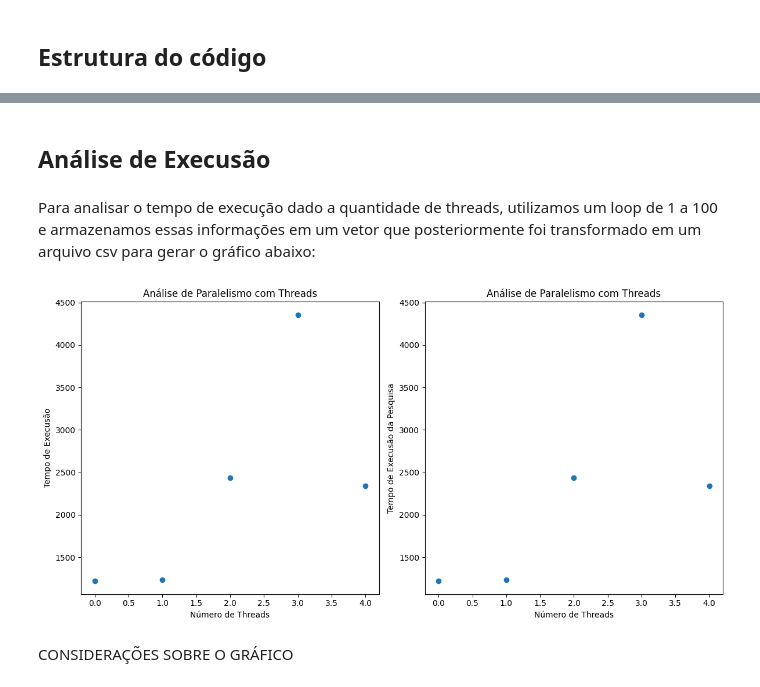
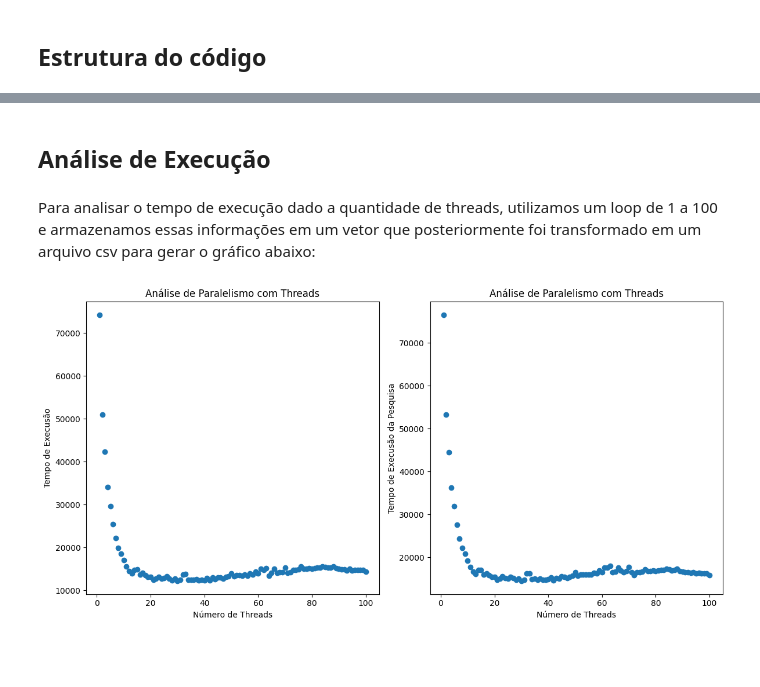
Before and after one commit to LaviniaSD/Exercicio-CE, a Jupyter notebook: relatorio.ipynb, the cells around one changed output, grey strips where cells are left out. Drawn from its saved outputs; the diff is of its cells as text; code cells hidden in the pictures; blank space fills up the shorter version.

```diff
--- a/relatorio.ipynb
+++ b/relatorio.ipynb
@@ -21,12 +72,10 @@ int main() {
 # %% [markdown]
-## Análise de Execusão
+## Análise de Execução
 # %% [markdown]
 Para analisar o tempo de execução dado a quantidade de threads, utilizamos um loop de 1 a 100 e armazenamos essas informações em um vetor que posteriormente foi transformado em um arquivo csv para gerar o gráfico abaixo:
 # %%
 from view_threads import view_threads
 
-view_threads("csv_teste.csv", "csv_teste.csv")
+view_threads("search_time.csv", "total_time.csv")
 # %% [output]
-[figure, old version]
+[figure, new version]
-# %% [markdown]
-CONSIDERAÇÕES SOBRE O GRÁFICO
```
Also changed, not shown: parts of 4 cells of this notebook, 7 other files.
